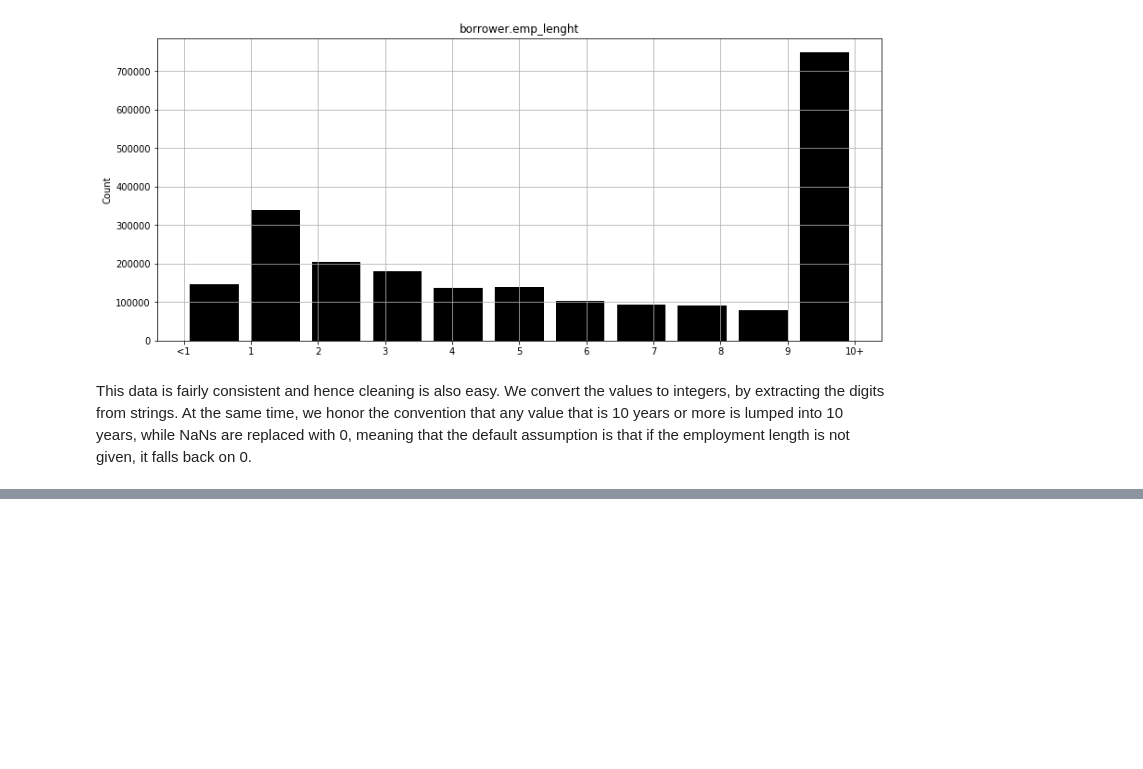
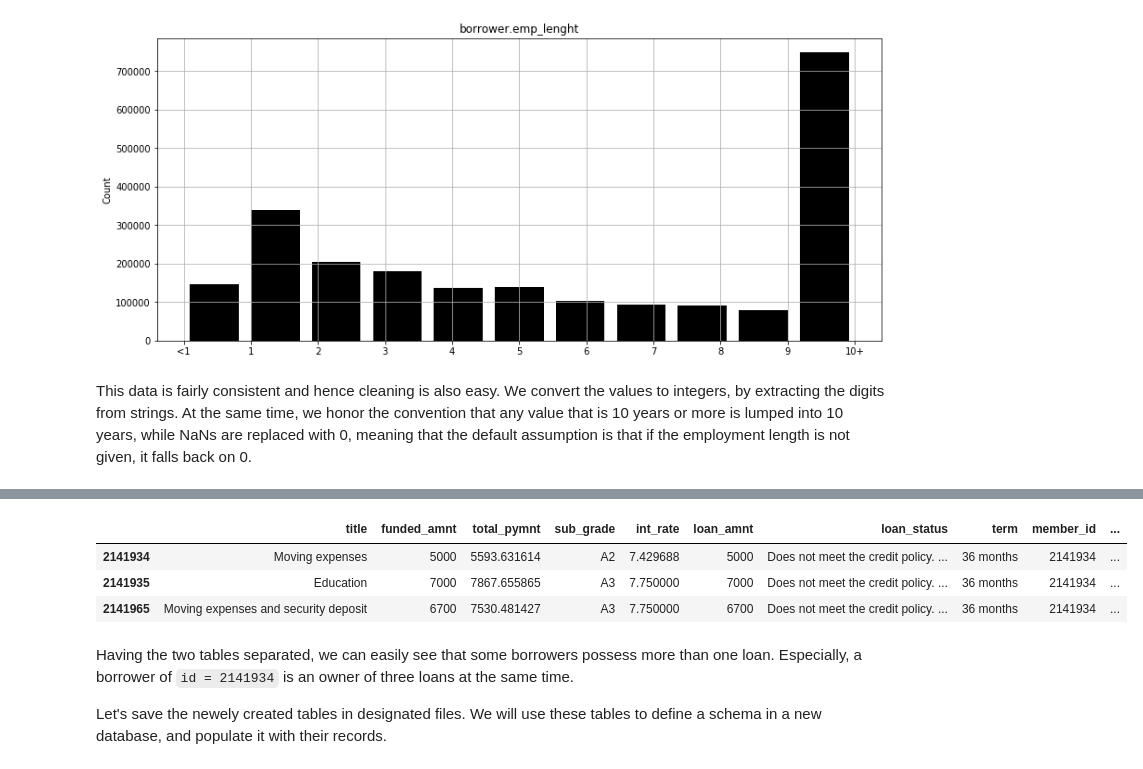
Before and after one commit to OlegZero13/assignment-sunscrapers, a Jupyter notebook: Exploratory-Data-Analysis.ipynb, the cells around one changed output, grey strips where cells are left out. Drawn from its saved outputs; the diff is of its cells as text; code cells hidden in the pictures; blank space fills up the shorter version.

```diff
--- a/Exploratory-Data-Analysis.ipynb
+++ b/Exploratory-Data-Analysis.ipynb
@@ -989,0 +1034,17 @@ We convert the values to integers, by extracting the digits from strings. At the
+# %%
+a = loans.groupby('member_id').count()['id'].sort_values(ascending=False)
+a = a.reset_index()
+a.columns = ['member_id', 'count']
+a[a['count'] > 1]
+
+loans[loans['member_id'] == 2141934]
+# %% [output]
+|  | title | funded_amnt | total_pymnt | sub_grade | int_rate | loan_amnt | loan_status | term | member_id | ... |
+| 2141934 | Moving expenses | 5000 | 5593.631614 | A2 | 7.429688 | 5000 | Does not meet the credit policy. ... | 36 months | 2141934 | ... |
+| 2141935 | Education | 7000 | 7867.655865 | A3 | 7.750000 | 7000 | Does not meet the credit policy. ... | 36 months | 2141934 | ... |
+| 2141965 | Moving expenses and security deposit | 6700 | 7530.481427 | A3 | 7.750000 | 6700 | Does not meet the credit policy. ... | 36 months | 2141934 | ... |
+# %% [markdown]
+Having the two tables separated, we can easily see that some borrowers possess more than one loan. Especially, a borrower of `id = 2141934` is an owner of three loans at the same time.
+
+Let's save the newely created tables in designated files.
+We will use these tables to define a schema in a new database, and populate it with their records.
```
Also changed, not shown: parts of 8 cells of this notebook.
